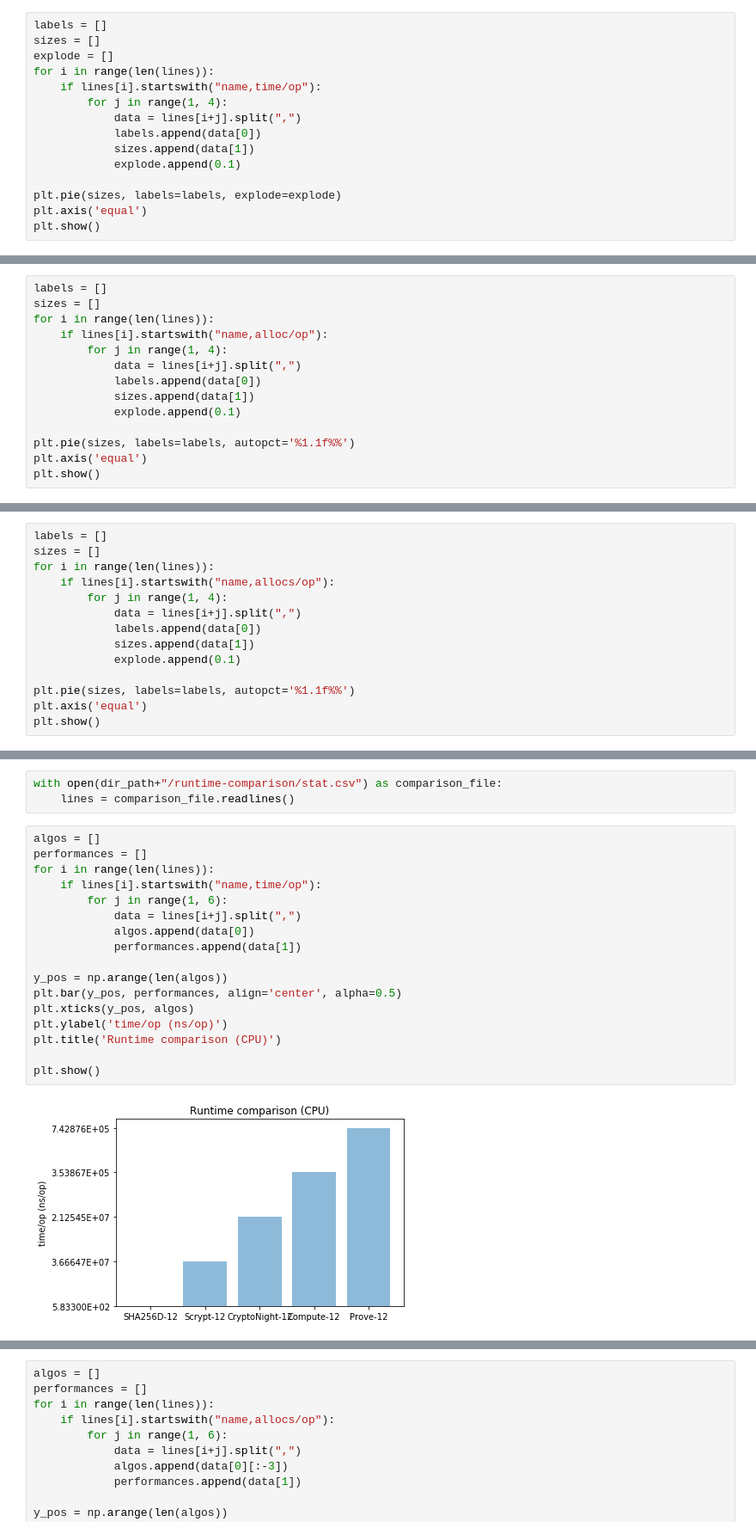
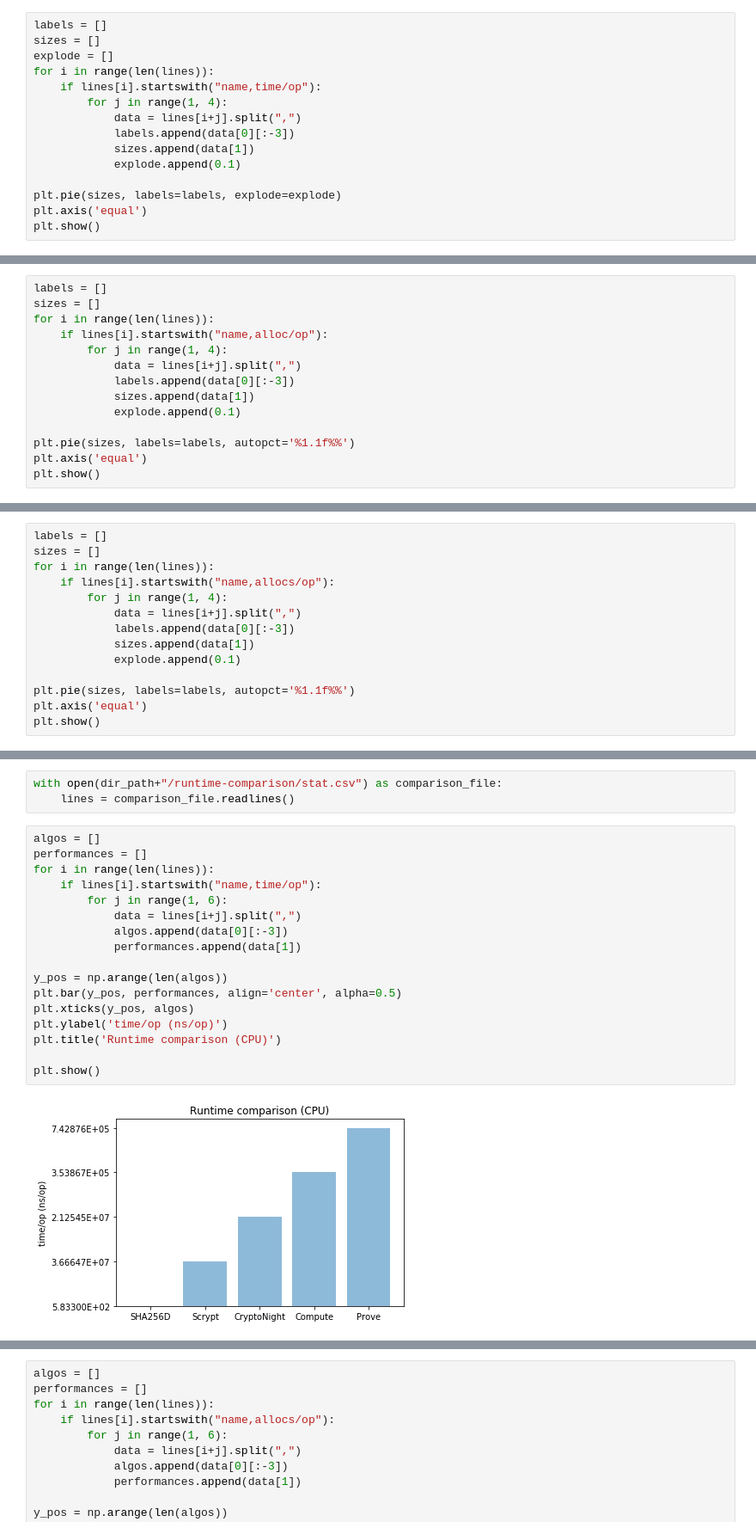
Before and after one commit to DEX-ware/vrf-mining, a Jupyter notebook: src/eval/Untitled.ipynb, the cells around one changed output, grey strips where cells are left out. Shown: that part at 86% size. Saved outputs shown, nothing was run; the diff lists cells and outputs as text.

```diff
--- a/src/eval/Untitled.ipynb
+++ b/src/eval/Untitled.ipynb
@@ -22,7 +22,7 @@ for i in range(len(lines)):
     if lines[i].startswith("name,time/op"):
         for j in range(1, 4):
             data = lines[i+j].split(",")
-            labels.append(data[0])
+            labels.append(data[0][:-3])
             sizes.append(data[1])
             explode.append(0.1)
 
@@ -38,7 +38,7 @@ for i in range(len(lines)):
     if lines[i].startswith("name,alloc/op"):
         for j in range(1, 4):
             data = lines[i+j].split(",")
-            labels.append(data[0])
+            labels.append(data[0][:-3])
             sizes.append(data[1])
             explode.append(0.1)
 
@@ -54,7 +54,7 @@ for i in range(len(lines)):
     if lines[i].startswith("name,allocs/op"):
         for j in range(1, 4):
             data = lines[i+j].split(",")
-            labels.append(data[0])
+            labels.append(data[0][:-3])
             sizes.append(data[1])
             explode.append(0.1)
 
@@ -71,22 +71,22 @@ with open(dir_path+"/runtime-comparison/stat.csv") as comparison_file:
 # %%
 algos = []
 performances = []
 for i in range(len(lines)):
     if lines[i].startswith("name,time/op"):
         for j in range(1, 6):
             data = lines[i+j].split(",")
-            algos.append(data[0])
+            algos.append(data[0][:-3])
             performances.append(data[1])
 
 y_pos = np.arange(len(algos))
 plt.bar(y_pos, performances, align='center', alpha=0.5)
 plt.xticks(y_pos, algos)
 plt.ylabel('time/op (ns/op)')
 plt.title('Runtime comparison (CPU)')
 
 plt.show()
 # %% [output]
-[figure, old version]
+[figure, new version]
 # %%
 algos = []
 performances = []
```
Also changed, not shown: parts of 4 cells of this notebook.
